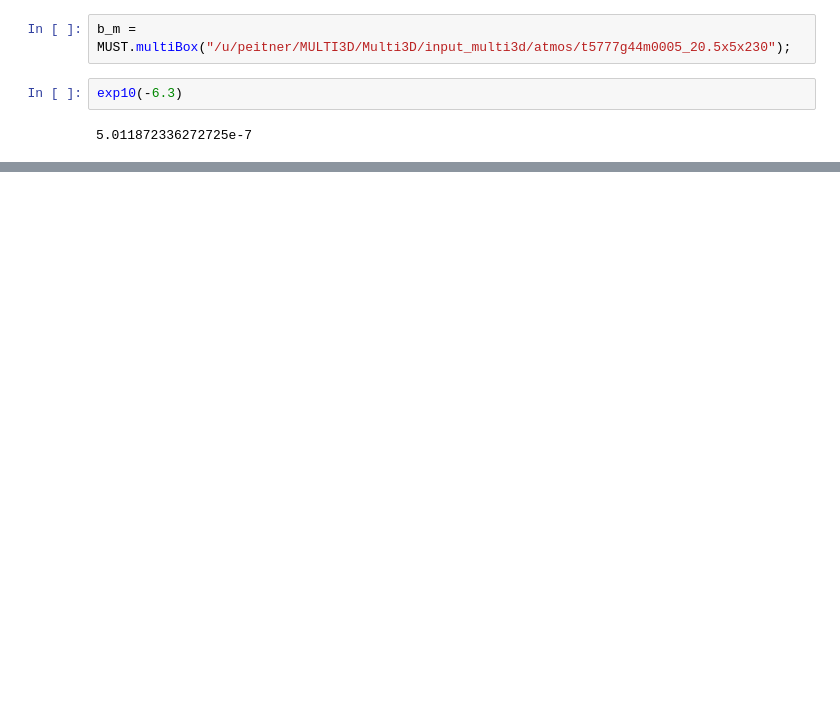
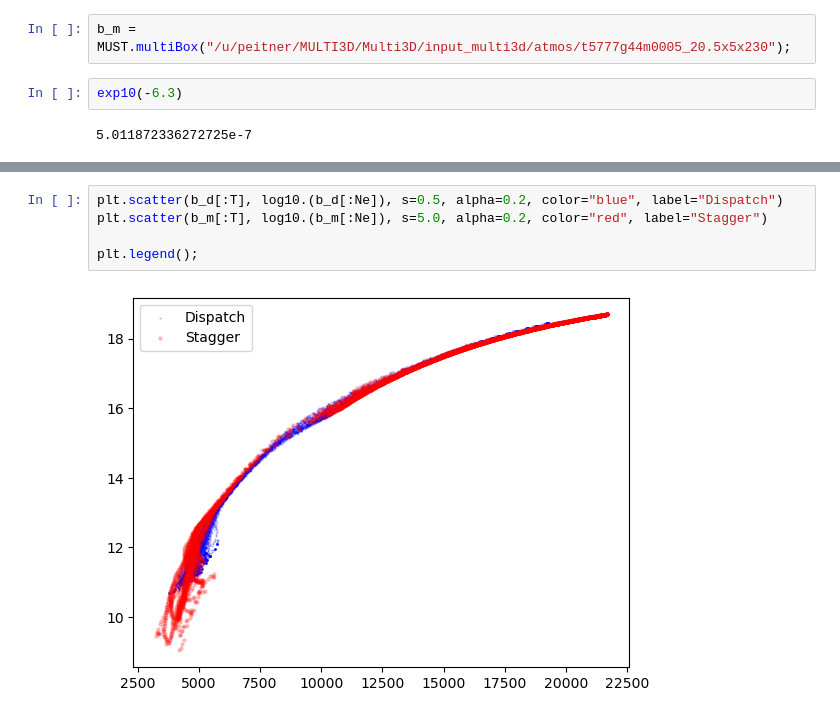
Before and after one commit to pe1995/MUST.jl, a Jupyter notebook: examples/dispatch2multi/box2multi.ipynb, the cells around one changed output, grey strips where cells are left out. Drawn from its saved outputs; the diff is of its cells as text; blank space fills up the shorter version.

```diff
--- a/examples/dispatch2multi/box2multi.ipynb
+++ b/examples/dispatch2multi/box2multi.ipynb
@@ -65,3 +73,10 @@ plt.legend();
+# %%
+plt.scatter(b_d[:T], log10.(b_d[:Ne]), s=0.5, alpha=0.2, color="blue", label="Dispatch")
+plt.scatter(b_m[:T], log10.(b_m[:Ne]), s=5.0, alpha=0.2, color="red", label="Stagger")
+
+plt.legend();
+# %% [output]
+[figure, added]
 # %%
 mask_m = b_m[:T] .< 6000.0
 mask_d = b_d[:T] .< 6000.0
```
Also changed, not shown: parts of 8 cells of this notebook, 2 other files.
